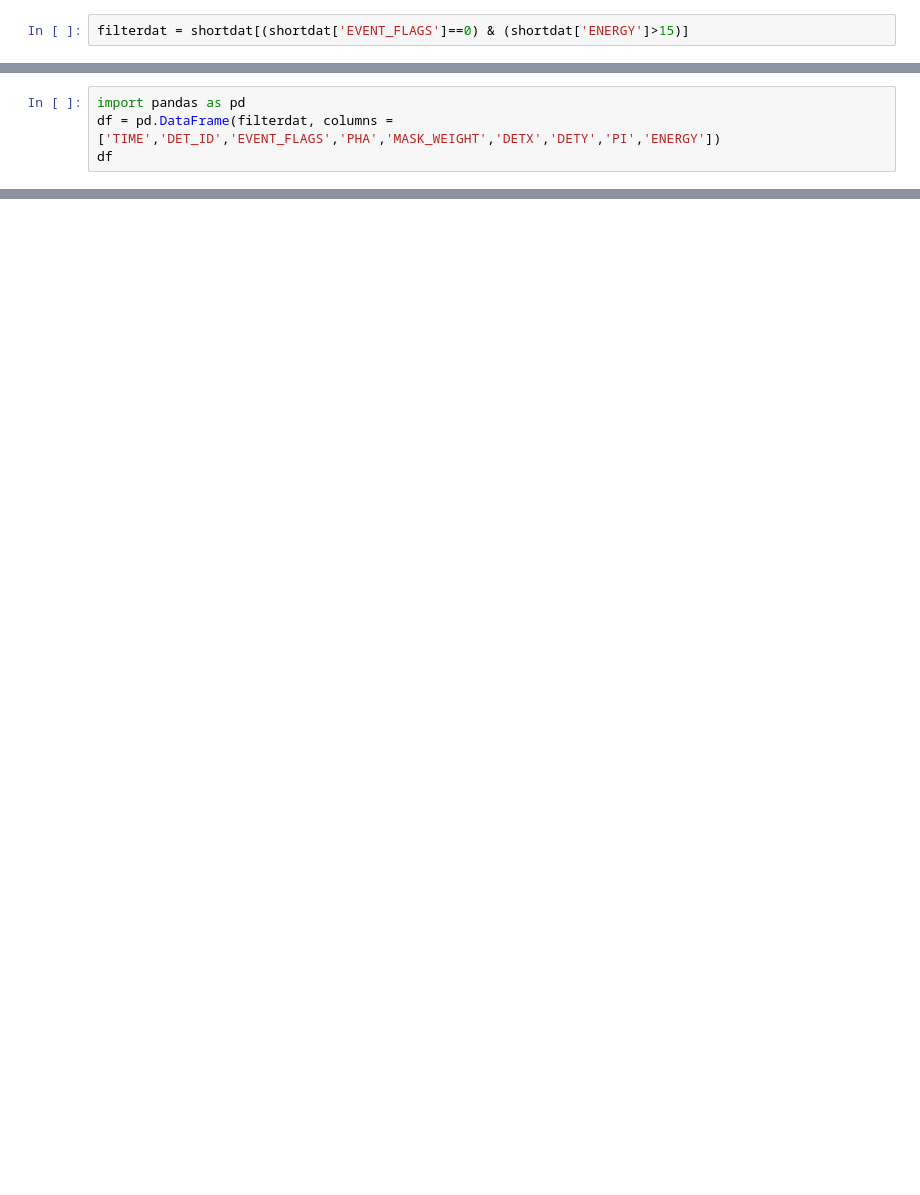
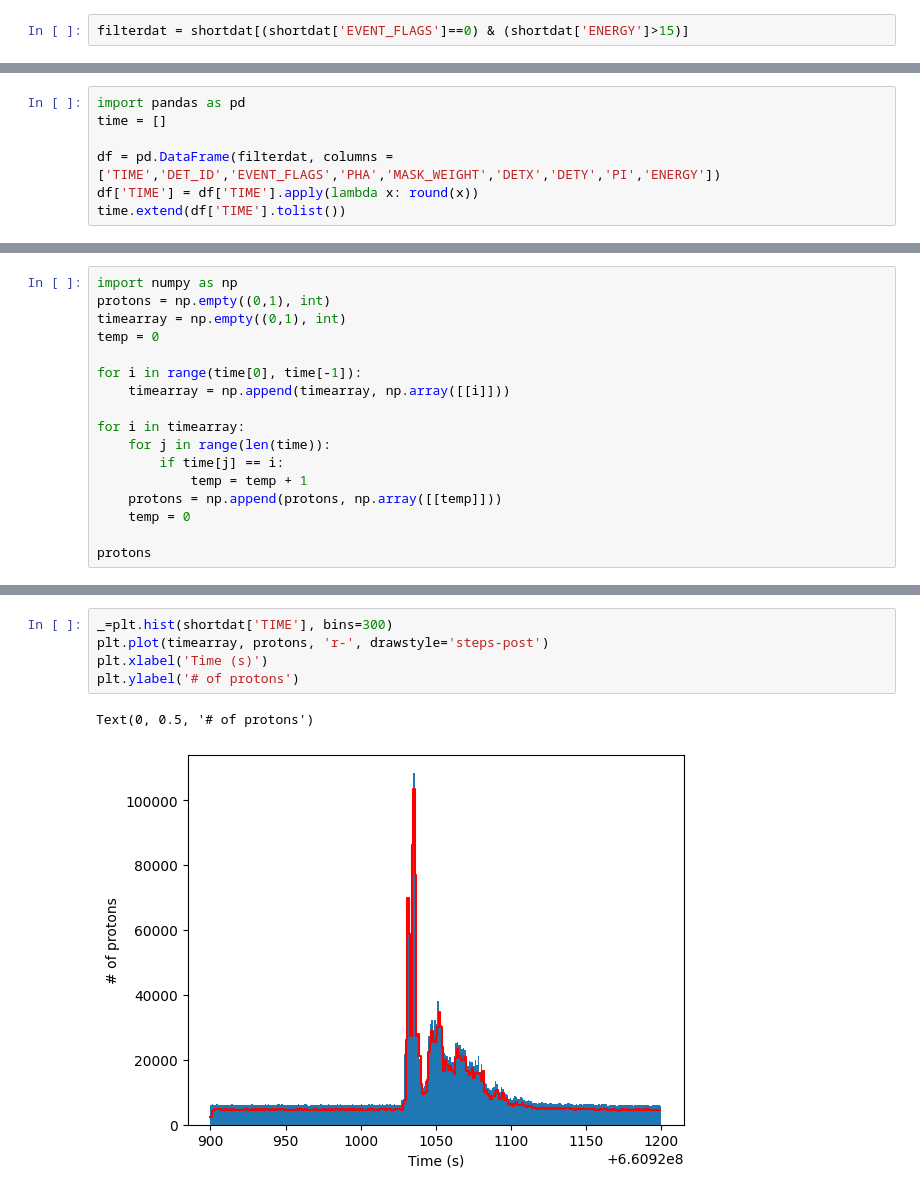
Before and after one commit to JCodeZero/PhotonStatsAnalysis, a Jupyter notebook: DetectingBursts.ipynb, the cells around one changed output, grey strips where cells are left out. Drawn from its saved outputs; the diff is of its cells as text; blank space fills up the shorter version.

```diff
--- a/DetectingBursts.ipynb
+++ b/DetectingBursts.ipynb
@@ -36,4 +24,7 @@ FITS_rec([(6.60921026e+08, 16399, 0, 2471,  0.00050388,  19,  18,  603,   60),
 # %%
 import pandas as pd
+time = []
+
 df = pd.DataFrame(filterdat, columns = ['TIME','DET_ID','EVENT_FLAGS','PHA','MASK_WEIGHT','DETX','DETY','PI','ENERGY'])
-df
+df['TIME'] = df['TIME'].apply(lambda x: round(x))
+time.extend(df['TIME'].tolist())
@@ -60,0 +31,17 @@ Text(0, 0.5, 'Energy (keV)')
+# %%
+import numpy as np
+protons = np.empty((0,1), int)
+timearray = np.empty((0,1), int)
+temp = 0
+
+for i in range(time[0], time[-1]):
+    timearray = np.append(timearray, np.array([[i]]))
+
+for i in timearray:
+    for j in range(len(time)):
+        if time[j] == i:
+            temp = temp + 1
+    protons = np.append(protons, np.array([[temp]]))
+    temp = 0
+
+protons
@@ -60,0 +66,8 @@ Text(0, 0.5, 'Energy (keV)')
+# %%
+_=plt.hist(shortdat['TIME'], bins=300)
+plt.plot(timearray, protons, 'r-', drawstyle='steps-post')
+plt.xlabel('Time (s)')
+plt.ylabel('# of protons')
+# %% [output]
+Text(0, 0.5, '# of protons')
+[figure, added]
```
Also changed, not shown: parts of 9 cells of this notebook.
